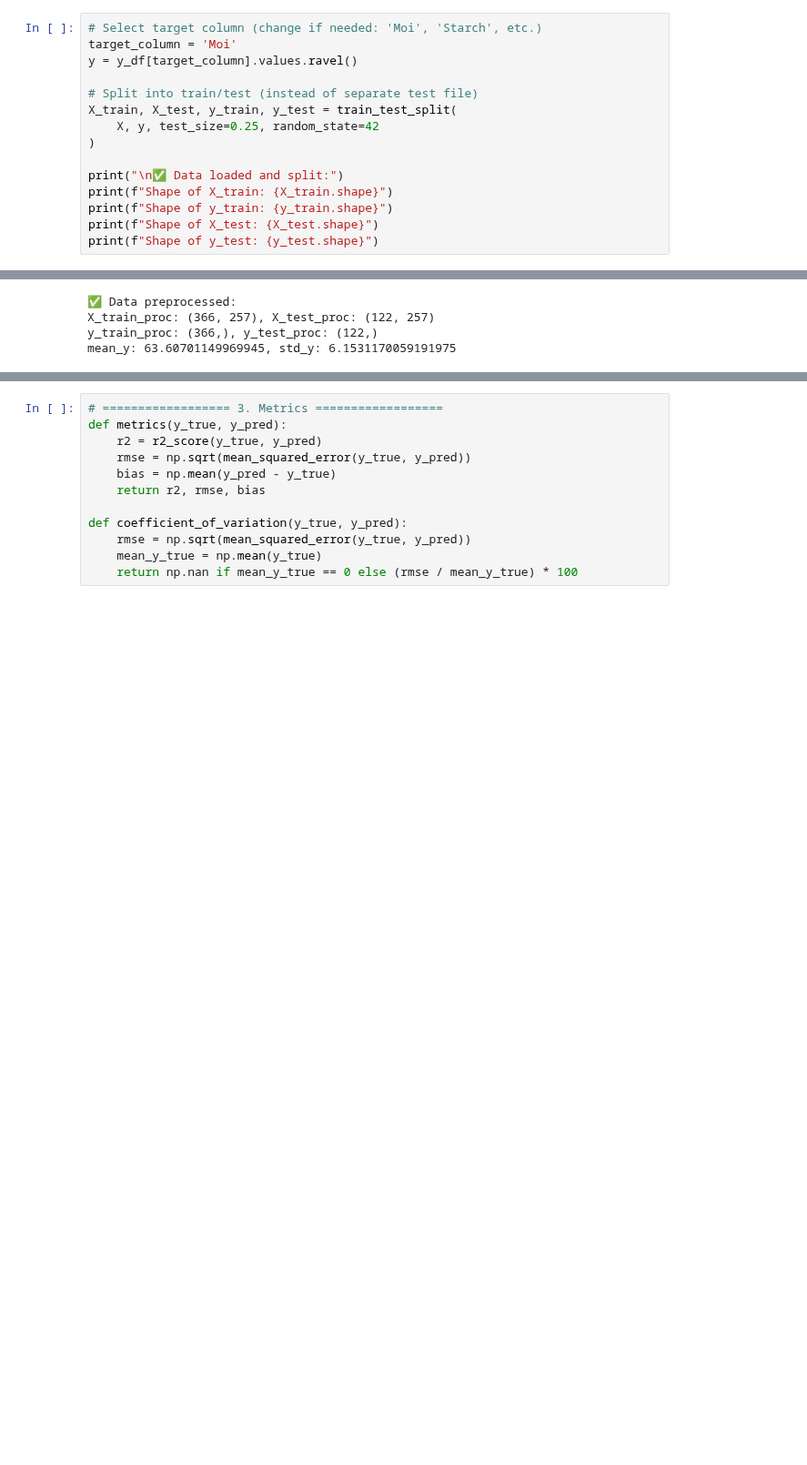
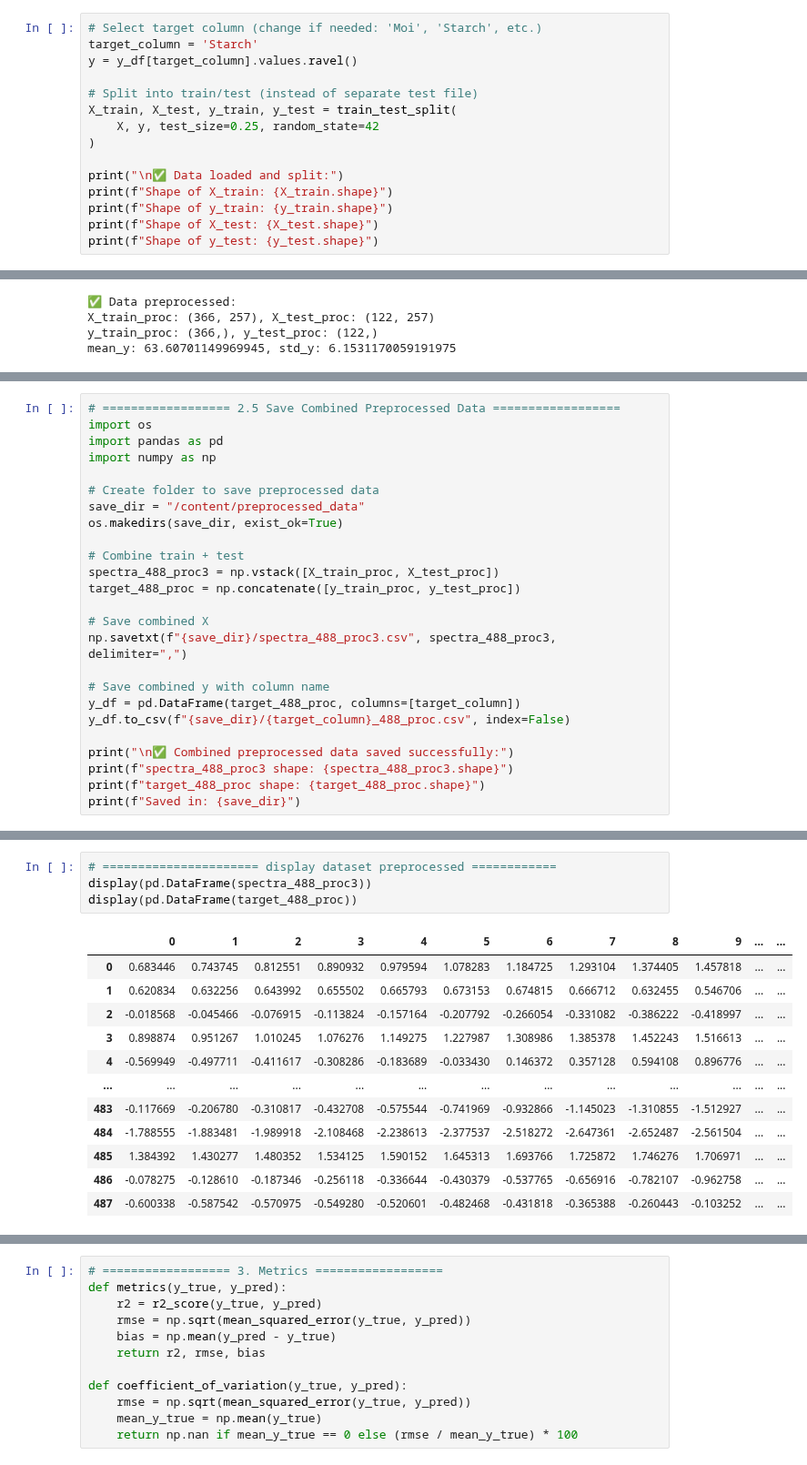
Before and after one commit to Raoina/Spectra-2-Image, a Jupyter notebook: notebooks/models/PLS/PLS_single_target.ipynb, the cells around one changed output, grey strips where cells are left out. Shown at 91% size. Cells and saved outputs as stored; diff of their text form; blank space fills up the shorter version.

```diff
--- a/notebooks/models/PLS/PLS_single_target.ipynb
+++ b/notebooks/models/PLS/PLS_single_target.ipynb
@@ -34,7 +34,7 @@ Columns in target_train_488.csv:
 Index(['Moi', 'NDF', 'Starch'], dtype='object')
 # %%
 # Select target column (change if needed: 'Moi', 'Starch', etc.)
-target_column = 'Moi'
+target_column = 'Starch'
 y = y_df[target_column].values.ravel()
 
 # Split into train/test (instead of separate test file)
@@ -135,0 +209,25 @@ mean_y: 63.60701149969945, std_y: 6.1531170059191975
+# %%
+# ================== 2.5 Save Combined Preprocessed Data ==================
+import os
+import pandas as pd
+import numpy as np
+
+# Create folder to save preprocessed data
+save_dir = "/content/preprocessed_data"
+os.makedirs(save_dir, exist_ok=True)
+
+# Combine train + test
+spectra_488_proc3 = np.vstack([X_train_proc, X_test_proc])
+target_488_proc = np.concatenate([y_train_proc, y_test_proc])
+
+# Save combined X
+np.savetxt(f"{save_dir}/spectra_488_proc3.csv", spectra_488_proc3, delimiter=",")
+
+# Save combined y with column name
+y_df = pd.DataFrame(target_488_proc, columns=[target_column])
+y_df.to_csv(f"{save_dir}/{target_column}_488_proc.csv", index=False)
+
+print("\n✅ Combined preprocessed data saved successfully:")
+print(f"spectra_488_proc3 shape: {spectra_488_proc3.shape}")
+print(f"target_488_proc shape: {target_488_proc.shape}")
+print(f"Saved in: {save_dir}")
@@ -135,0 +239,17 @@ mean_y: 63.60701149969945, std_y: 6.1531170059191975
+# %%
+# ====================== display dataset preprocessed ============
+display(pd.DataFrame(spectra_488_proc3))
+display(pd.DataFrame(target_488_proc))
+# %% [output]
+|  | 0 | 1 | 2 | 3 | 4 | 5 | 6 | 7 | 8 | 9 | ... | ... |
+| 0 | 0.683446 | 0.743745 | 0.812551 | 0.890932 | 0.979594 | 1.078283 | 1.184725 | 1.293104 | 1.374405 | 1.457818 | ... | ... |
+| 1 | 0.620834 | 0.632256 | 0.643992 | 0.655502 | 0.665793 | 0.673153 | 0.674815 | 0.666712 | 0.632455 | 0.546706 | ... | ... |
+| 2 | -0.018568 | -0.045466 | -0.076915 | -0.113824 | -0.157164 | -0.207792 | -0.266054 | -0.331082 | -0.386222 | -0.418997 | ... | ... |
+| 3 | 0.898874 | 0.951267 | 1.010245 | 1.076276 | 1.149275 | 1.227987 | 1.308986 | 1.385378 | 1.452243 | 1.516613 | ... | ... |
+| 4 | -0.569949 | -0.497711 | -0.411617 | -0.308286 | -0.183689 | -0.033430 | 0.146372 | 0.357128 | 0.594108 | 0.896776 | ... | ... |
+| ... | ... | ... | ... | ... | ... | ... | ... | ... | ... | ... | ... | ... |
+| 483 | -0.117669 | -0.206780 | -0.310817 | -0.432708 | -0.575544 | -0.741969 | -0.932866 | -1.145023 | -1.310855 | -1.512927 | ... | ... |
+| 484 | -1.788555 | -1.883481 | -1.989918 | -2.108468 | -2.238613 | -2.377537 | -2.518272 | -2.647361 | -2.652487 | -2.561504 | ... | ... |
+| 485 | 1.384392 | 1.430277 | 1.480352 | 1.534125 | 1.590152 | 1.645313 | 1.693766 | 1.725872 | 1.746276 | 1.706971 | ... | ... |
+| 486 | -0.078275 | -0.128610 | -0.187346 | -0.256118 | -0.336644 | -0.430379 | -0.537765 | -0.656916 | -0.782107 | -0.962758 | ... | ... |
+| 487 | -0.600338 | -0.587542 | -0.570975 | -0.549280 | -0.520601 | -0.482468 | -0.431818 | -0.365388 | -0.260443 | -0.103252 | ... | ... |
```
Also changed, not shown: parts of 4 cells of this notebook.
